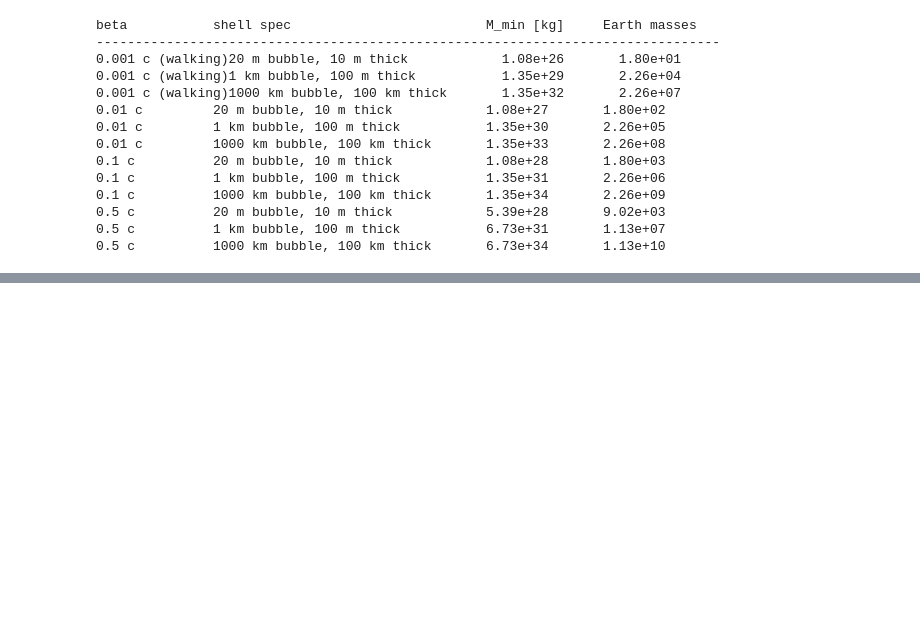
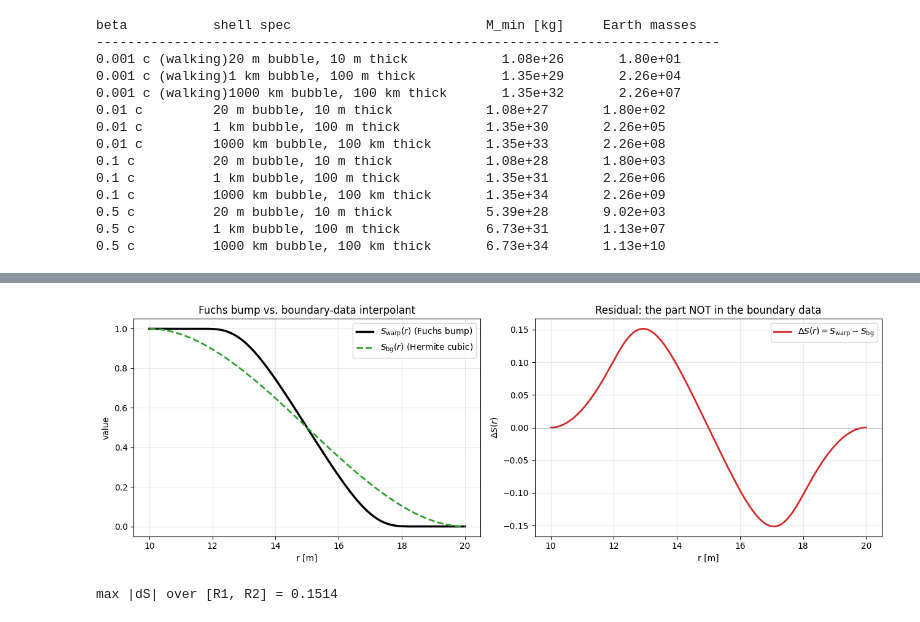
Before and after one commit to bshepp/alcubierre, a Jupyter notebook: matter_shell.ipynb, the cells around one changed output, grey strips where cells are left out. Drawn from its saved outputs; the diff is of its cells as text; code cells hidden in the pictures; blank space fills up the shorter version.

```diff
--- a/matter_shell.ipynb
+++ b/matter_shell.ipynb
@@ -474,0 +834,30 @@ These are flagged in `ROADMAP.md` Phase 2A.
+# %%
+# §9.2 - Visualize the decomposition.
+fig, axes = plt.subplots(1, 2, figsize=(13, 4.5))
+
+r_grid = np.linspace(R1, R2, 600)
+S_true = np.array([S_warp_scalar(r) for r in r_grid])
+S_bg_v = np.array([S_bg_scalar(r) for r in r_grid])
+dS_v   = np.array([dS_scalar(r)   for r in r_grid])
+
+axes[0].plot(r_grid, S_true, 'k-',  lw=2.5, label=r'$S_\mathrm{warp}(r)$ (Fuchs bump)')
+axes[0].plot(r_grid, S_bg_v, 'C2--', lw=2.0, label=r'$S_\mathrm{bg}(r)$ (Hermite cubic)')
+axes[0].set_xlabel('r [m]')
+axes[0].set_ylabel('value')
+axes[0].set_title('Fuchs bump vs. boundary-data interpolant')
+axes[0].grid(alpha=0.3)
+axes[0].legend()
+
+axes[1].plot(r_grid, dS_v, 'C3-', lw=2.0, label=r'$\Delta S(r) = S_\mathrm{warp} - S_\mathrm{bg}$')
+axes[1].axhline(0, color='gray', lw=0.5)
+axes[1].set_xlabel('r [m]')
+axes[1].set_ylabel(r'$\Delta S(r)$')
+axes[1].set_title('Residual: the part NOT in the boundary data')
+axes[1].grid(alpha=0.3)
+axes[1].legend()
+plt.tight_layout(); plt.show()
+
+print(f"max |dS| over [R1, R2] = {np.max(np.abs(dS_v)):.4f}")
+# %% [output]
+[figure, added]
+max |dS| over [R1, R2] = 0.1514
```
Also changed, not shown: parts of 12 cells of this notebook, 41 other files.
